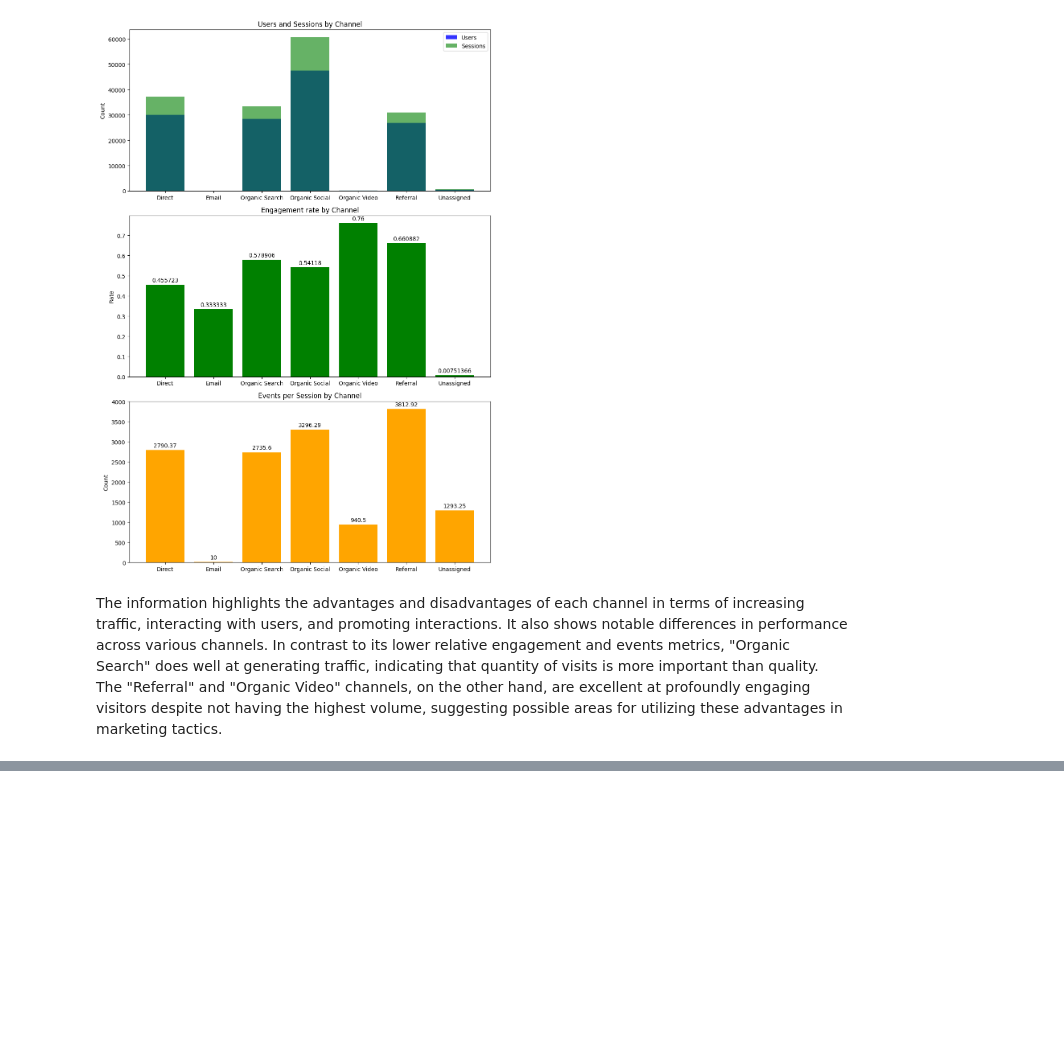
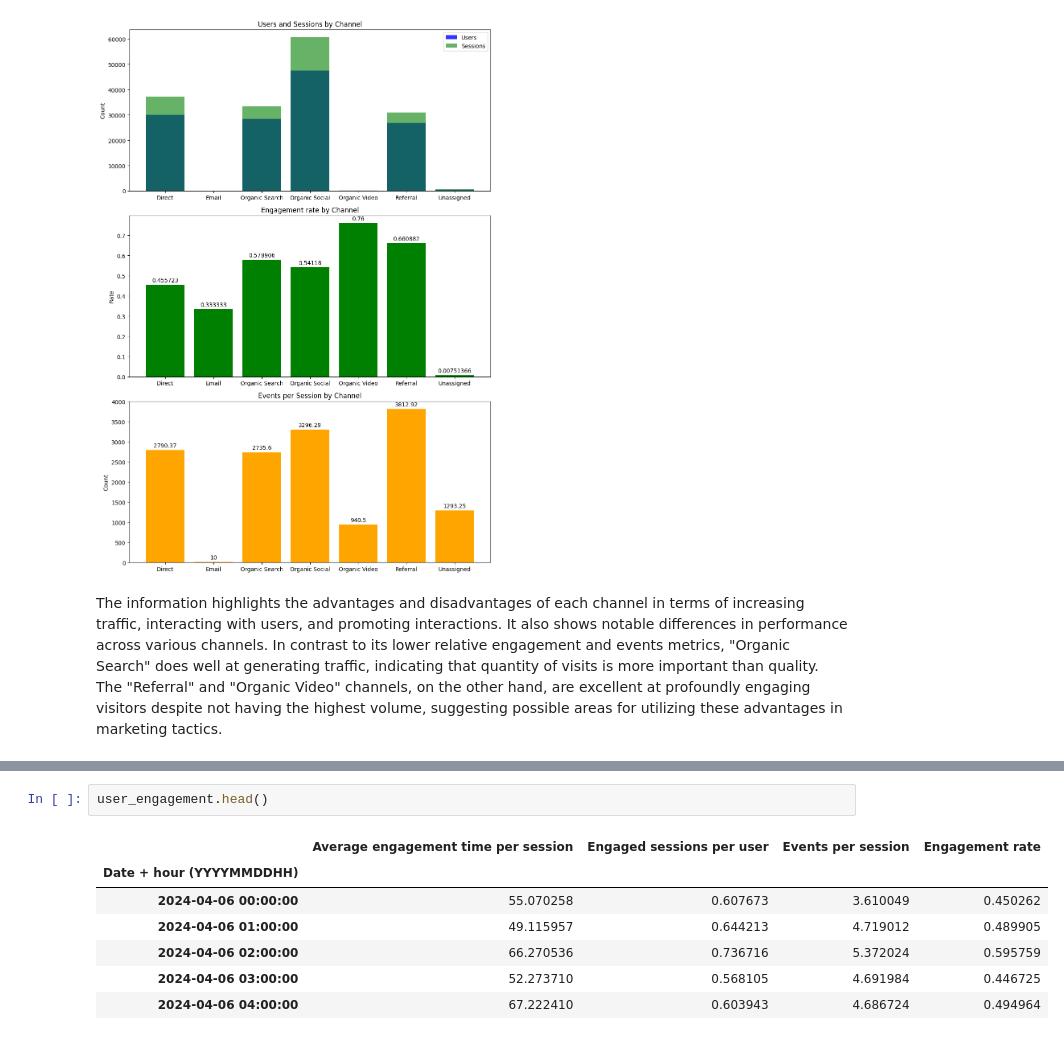
Before and after one commit to Tanwar-Aastha/Website-Performance-Analysis, a Jupyter notebook: performance_analysis.ipynb, the cells around one changed output, grey strips where cells are left out. Cells and saved outputs as stored; diff of their text form; blank space fills up the shorter version.

```diff
--- a/performance_analysis.ipynb
+++ b/performance_analysis.ipynb
@@ -268,0 +314,10 @@ The information highlights the advantages and disadvantages of each channel in t
+# %%
+user_engagement.head()
+# %% [output]
+|  | Average engagement time per session | Engaged sessions per user | Events per session | Engagement rate |
+| Date + hour (YYYYMMDDHH) |  |  |  |  |
+| 2024-04-06 00:00:00 | 55.070258 | 0.607673 | 3.610049 | 0.450262 |
+| 2024-04-06 01:00:00 | 49.115957 | 0.644213 | 4.719012 | 0.489905 |
+| 2024-04-06 02:00:00 | 66.270536 | 0.736716 | 5.372024 | 0.595759 |
+| 2024-04-06 03:00:00 | 52.273710 | 0.568105 | 4.691984 | 0.446725 |
+| 2024-04-06 04:00:00 | 67.222410 | 0.603943 | 4.686724 | 0.494964 |
```
Also changed, not shown: parts of 10 cells of this notebook.
